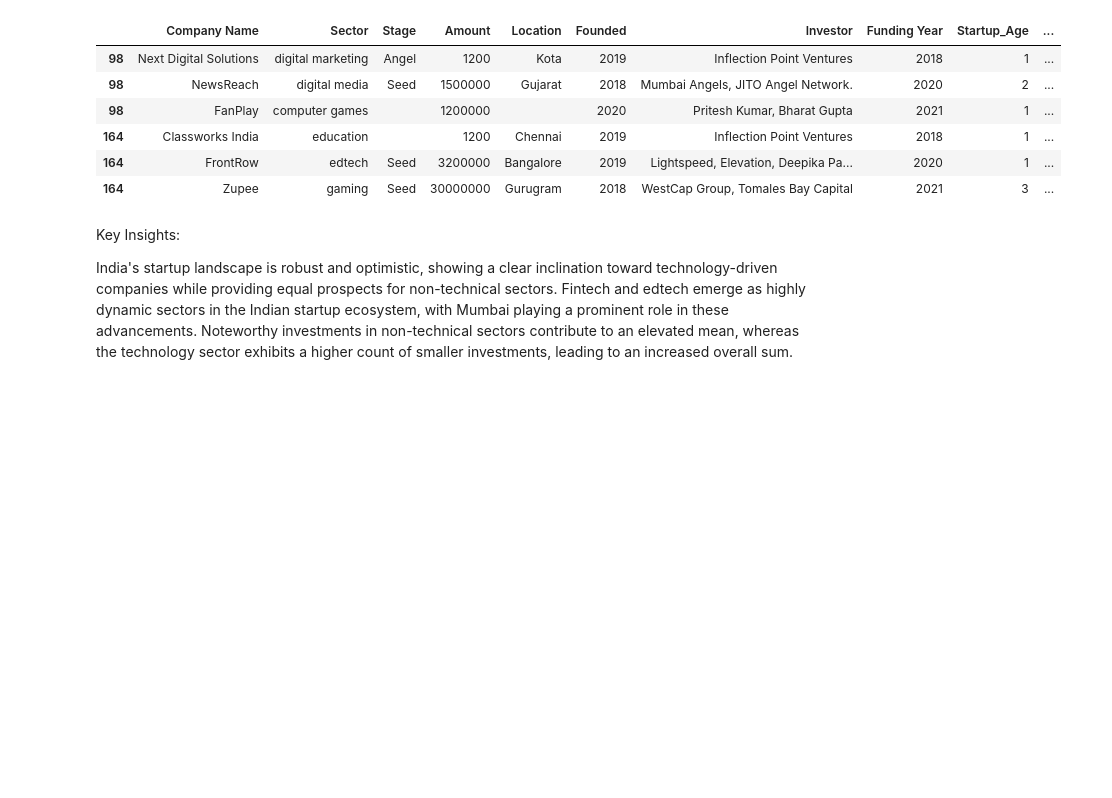
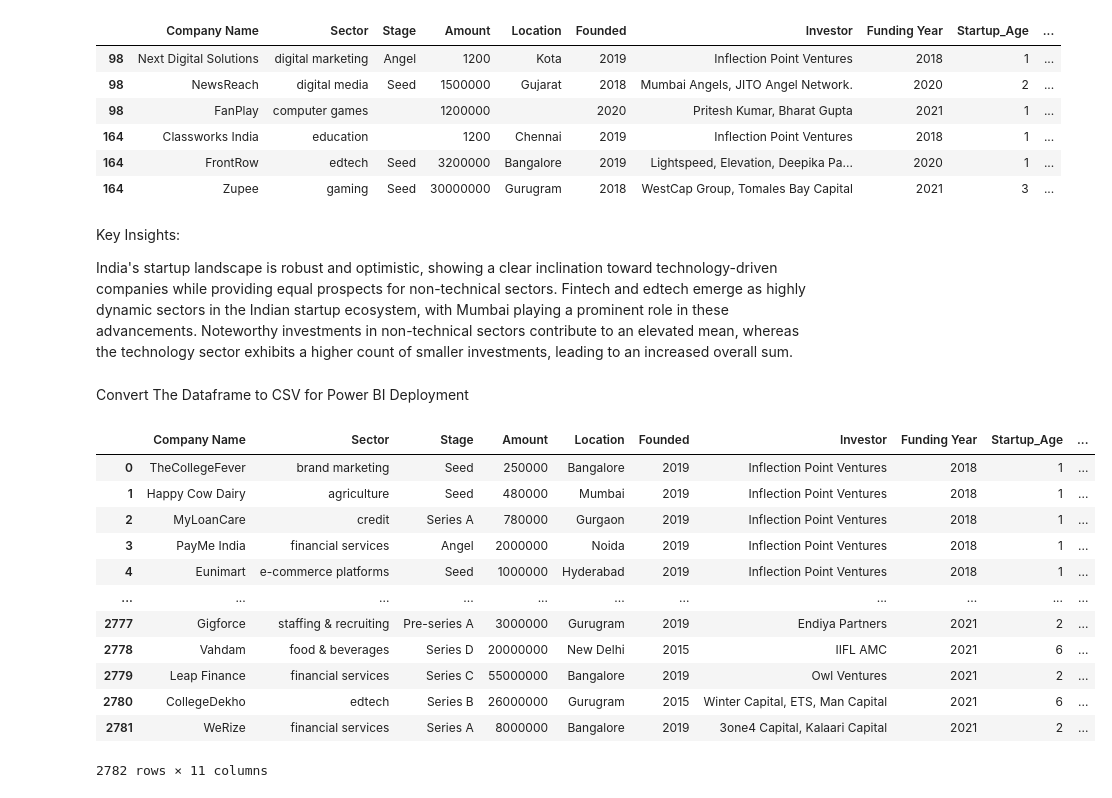
Before and after one commit to UMAR-FAWAZ/Indian_startup_funding_project, a Jupyter notebook: Indian_Startup.ipynb, the cells around one changed output. Cells and saved outputs as stored; diff of their text form; code cells hidden in the pictures; blank space fills up the shorter version.

```diff
--- a/Indian_Startup.ipynb
+++ b/Indian_Startup.ipynb
@@ -2361,3 +2358,5 @@ Key Insights:
 India's startup landscape is robust and optimistic, showing a clear inclination toward technology-driven companies while providing equal prospects for non-technical sectors.
 Fintech and edtech emerge as highly dynamic sectors in the Indian startup ecosystem, with Mumbai playing a prominent role in these advancements.
 Noteworthy investments in non-technical sectors contribute to an elevated mean, whereas the technology sector exhibits a higher count of smaller investments, leading to an increased overall sum.
+# %% [markdown]
+Convert The Dataframe to CSV for Power BI Deployment
@@ -2363,0 +2365,17 @@ Noteworthy investments in non-technical sectors contribute to an elevated mean,
+# %%
+dff = pd.read_csv('startup_funding.csv')
+dff
+# %% [output]
+|  | Company Name | Sector | Stage | Amount | Location | Founded | Investor | Funding Year | Startup_Age | ... |
+| 0 | TheCollegeFever | brand marketing | Seed | 250000 | Bangalore | 2019 | Inflection Point Ventures | 2018 | 1 | ... |
+| 1 | Happy Cow Dairy | agriculture | Seed | 480000 | Mumbai | 2019 | Inflection Point Ventures | 2018 | 1 | ... |
+| 2 | MyLoanCare | credit | Series A | 780000 | Gurgaon | 2019 | Inflection Point Ventures | 2018 | 1 | ... |
+| 3 | PayMe India | financial services | Angel | 2000000 | Noida | 2019 | Inflection Point Ventures | 2018 | 1 | ... |
+| 4 | Eunimart | e-commerce platforms | Seed | 1000000 | Hyderabad | 2019 | Inflection Point Ventures | 2018 | 1 | ... |
+| ... | ... | ... | ... | ... | ... | ... | ... | ... | ... | ... |
+| 2777 | Gigforce | staffing & recruiting | Pre-series A | 3000000 | Gurugram | 2019 | Endiya Partners | 2021 | 2 | ... |
+| 2778 | Vahdam | food & beverages | Series D | 20000000 | New Delhi | 2015 | IIFL AMC | 2021 | 6 | ... |
+| 2779 | Leap Finance | financial services | Series C | 55000000 | Bangalore | 2019 | Owl Ventures | 2021 | 2 | ... |
+| 2780 | CollegeDekho | edtech | Series B | 26000000 | Gurugram | 2015 | Winter Capital, ETS, Man Capital | 2021 | 6 | ... |
+| 2781 | WeRize | financial services | Series A | 8000000 | Bangalore | 2019 | 3one4 Capital, Kalaari Capital | 2021 | 2 | ... |
+2782 rows × 11 columns
```
Also changed, not shown: parts of 2 cells of this notebook, 12 other files.
